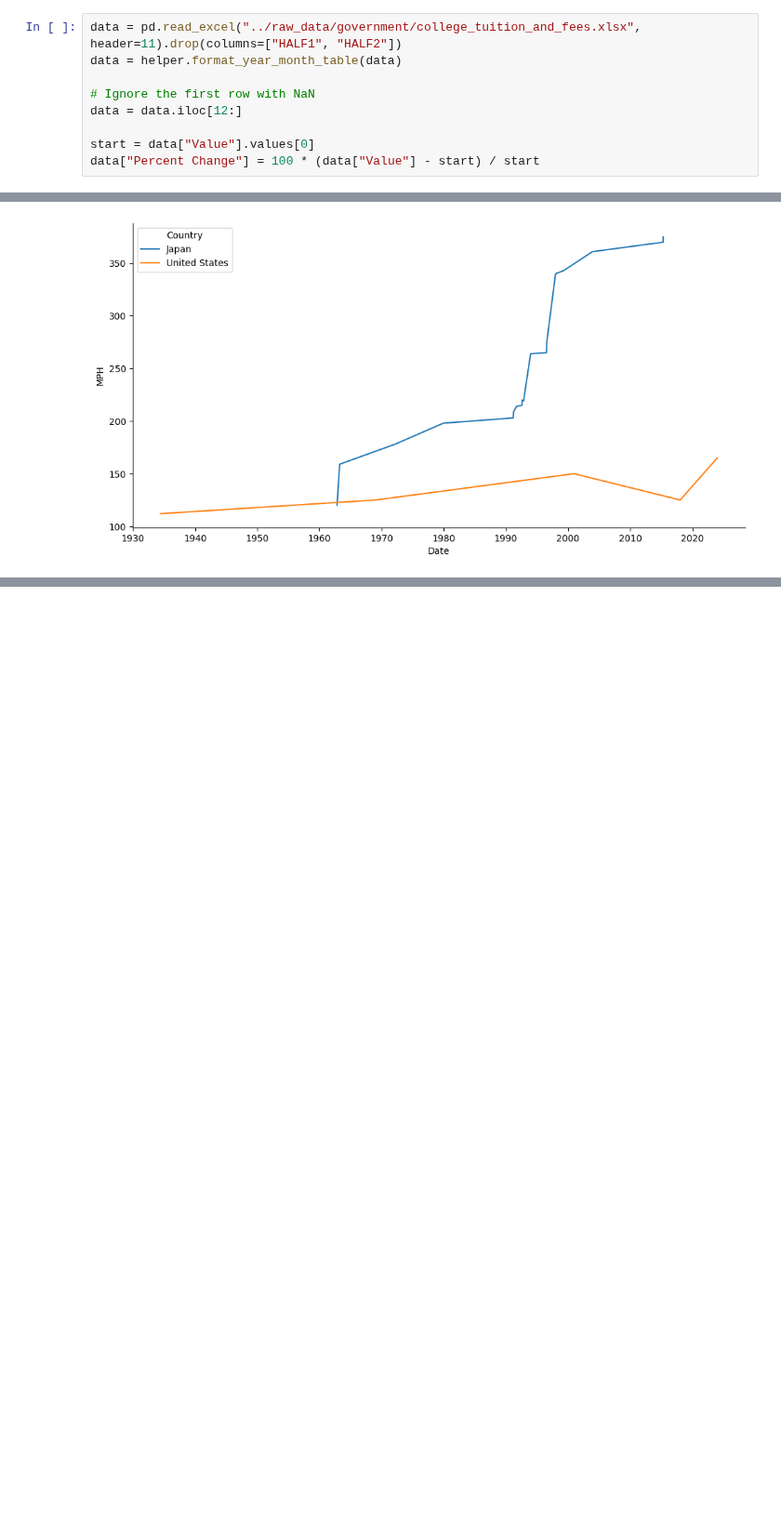
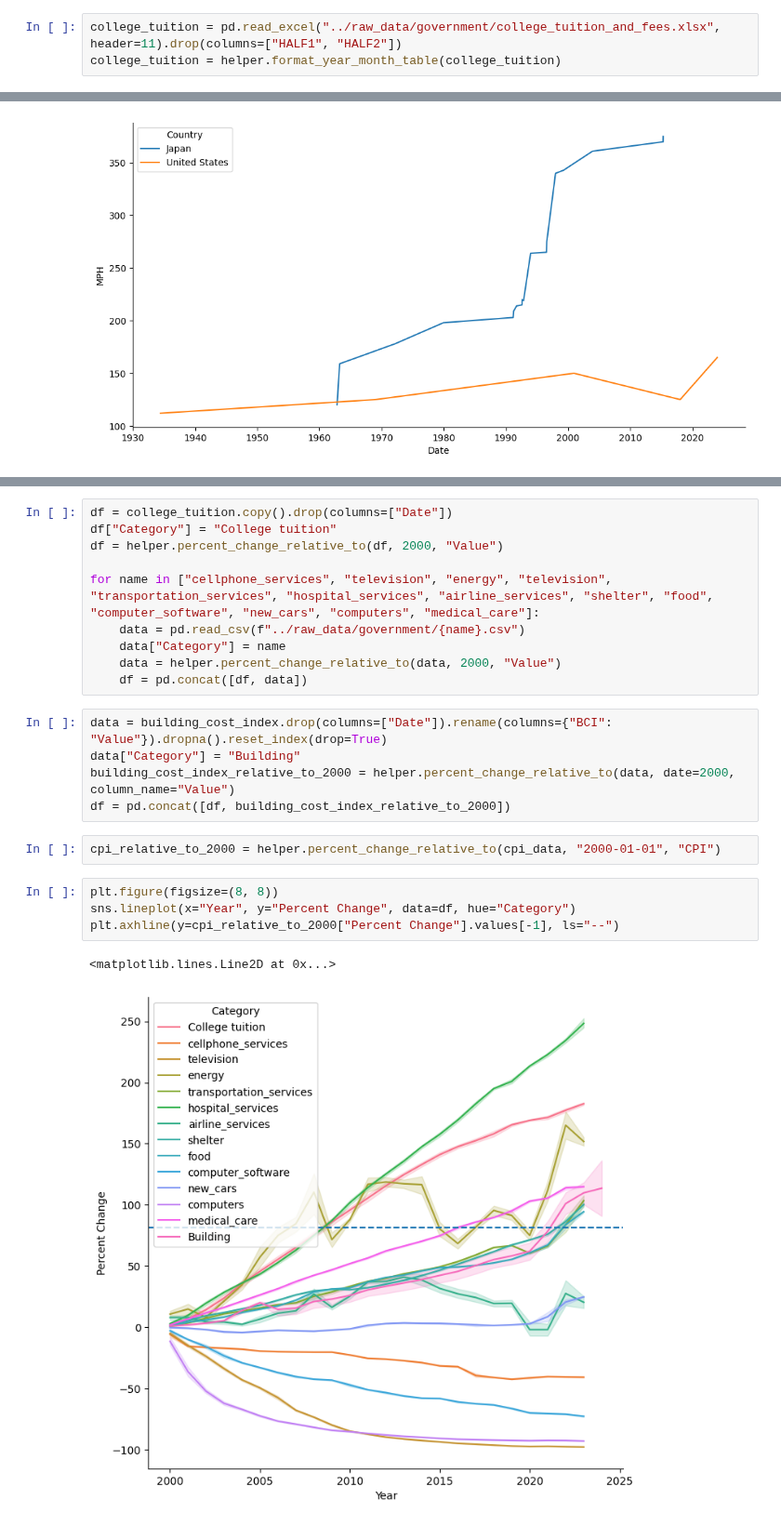
Before and after one commit to jordanott/BackToTheFuture, a Jupyter notebook: notebooks/government.ipynb, the cells around one changed output, grey strips where cells are left out. Shown at 93% size. Drawn from its saved outputs; the diff is of its cells as text; blank space fills up the shorter version.

Commit message:
Plots

```diff
--- a/notebooks/government.ipynb
+++ b/notebooks/government.ipynb
@@ -201,14 +201,8 @@ sns.lineplot(x="Year", y="Percent Change", data=bachelors_degree_relative_to_197
 ### College Tuition
 Raw data pulled from [here](https://data.bls.gov/timeseries/CUUR0000SEEB01?output_view=data)
 # %%
-data = pd.read_excel("../raw_data/government/college_tuition_and_fees.xlsx", header=11).drop(columns=["HALF1", "HALF2"])
-data = helper.format_year_month_table(data)
-
-# Ignore the first row with NaN
-data = data.iloc[12:]
-
-start = data["Value"].values[0]
-data["Percent Change"] = 100 * (data["Value"] - start) / start
+college_tuition = pd.read_excel("../raw_data/government/college_tuition_and_fees.xlsx", header=11).drop(columns=["HALF1", "HALF2"])
+college_tuition = helper.format_year_month_table(college_tuition)
 # %%
 # Compute CPI relative to 1978 to match tuition data
 cpi_relative_to_1978 = helper.percent_change_relative_to(cpi_data, date="1978-01-01", column_name="CPI")
@@ -274,0 +290,24 @@ axes = sns.lineplot(x="Date", y="MPH", data=df, hue="Country")
+# %%
+df = college_tuition.copy().drop(columns=["Date"])
+df["Category"] = "College tuition"
+df = helper.percent_change_relative_to(df, 2000, "Value")
+
+for name in ["cellphone_services", "television", "energy", "television", "transportation_services", "hospital_services", "airline_services", "shelter", "food", "computer_software", "new_cars", "computers", "medical_care"]:
+    data = pd.read_csv(f"../raw_data/government/{name}.csv")
+    data["Category"] = name
+    data = helper.percent_change_relative_to(data, 2000, "Value")
+    df = pd.concat([df, data])
+# %%
+data = building_cost_index.drop(columns=["Date"]).rename(columns={"BCI": "Value"}).dropna().reset_index(drop=True)
+data["Category"] = "Building"
+building_cost_index_relative_to_2000 = helper.percent_change_relative_to(data, date=2000, column_name="Value")
+df = pd.concat([df, building_cost_index_relative_to_2000])
+# %%
+cpi_relative_to_2000 = helper.percent_change_relative_to(cpi_data, "2000-01-01", "CPI")
+# %%
+plt.figure(figsize=(8, 8))
+sns.lineplot(x="Year", y="Percent Change", data=df, hue="Category")
+plt.axhline(y=cpi_relative_to_2000["Percent Change"].values[-1], ls="--")
+# %% [output]
+<matplotlib.lines.Line2D at 0x...>
+[figure, added]
```
Also changed, not shown: parts of 5 cells of this notebook.
